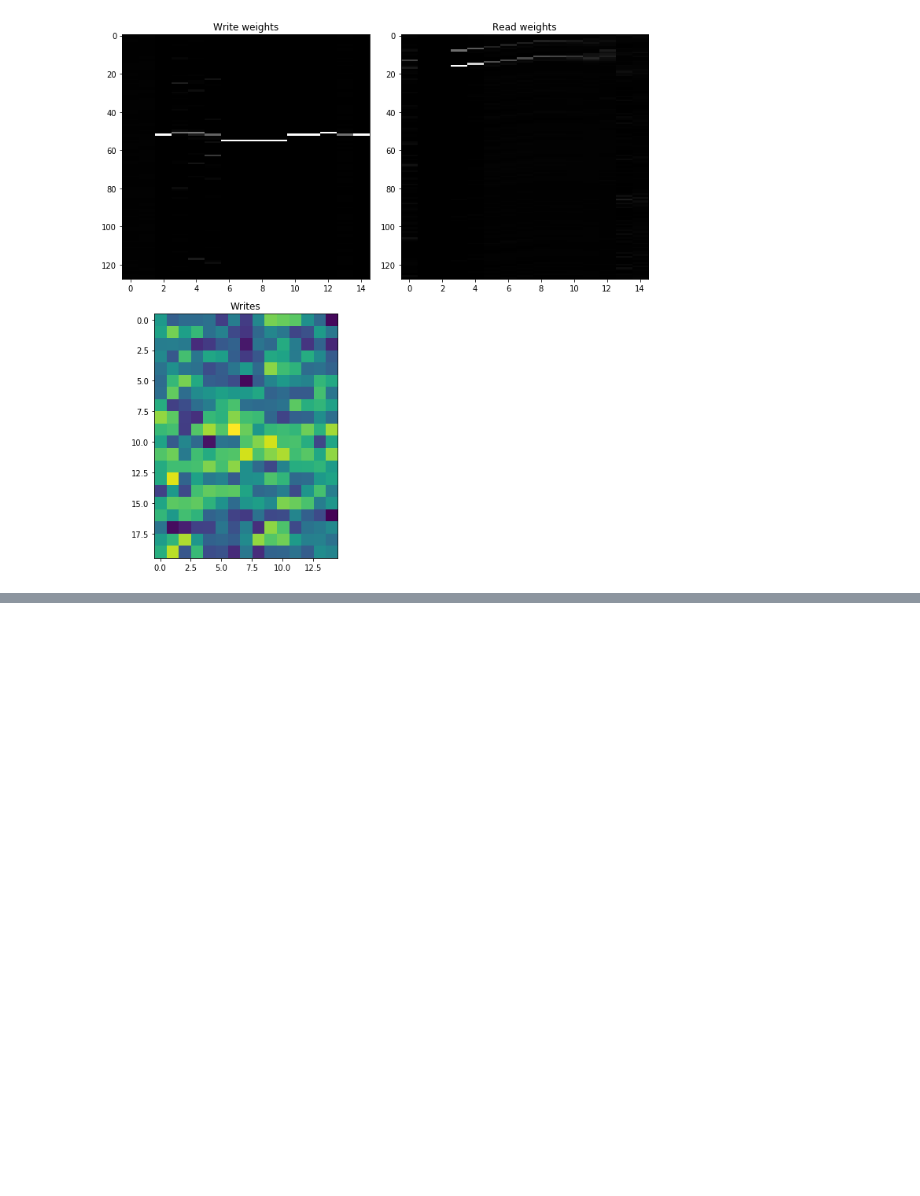
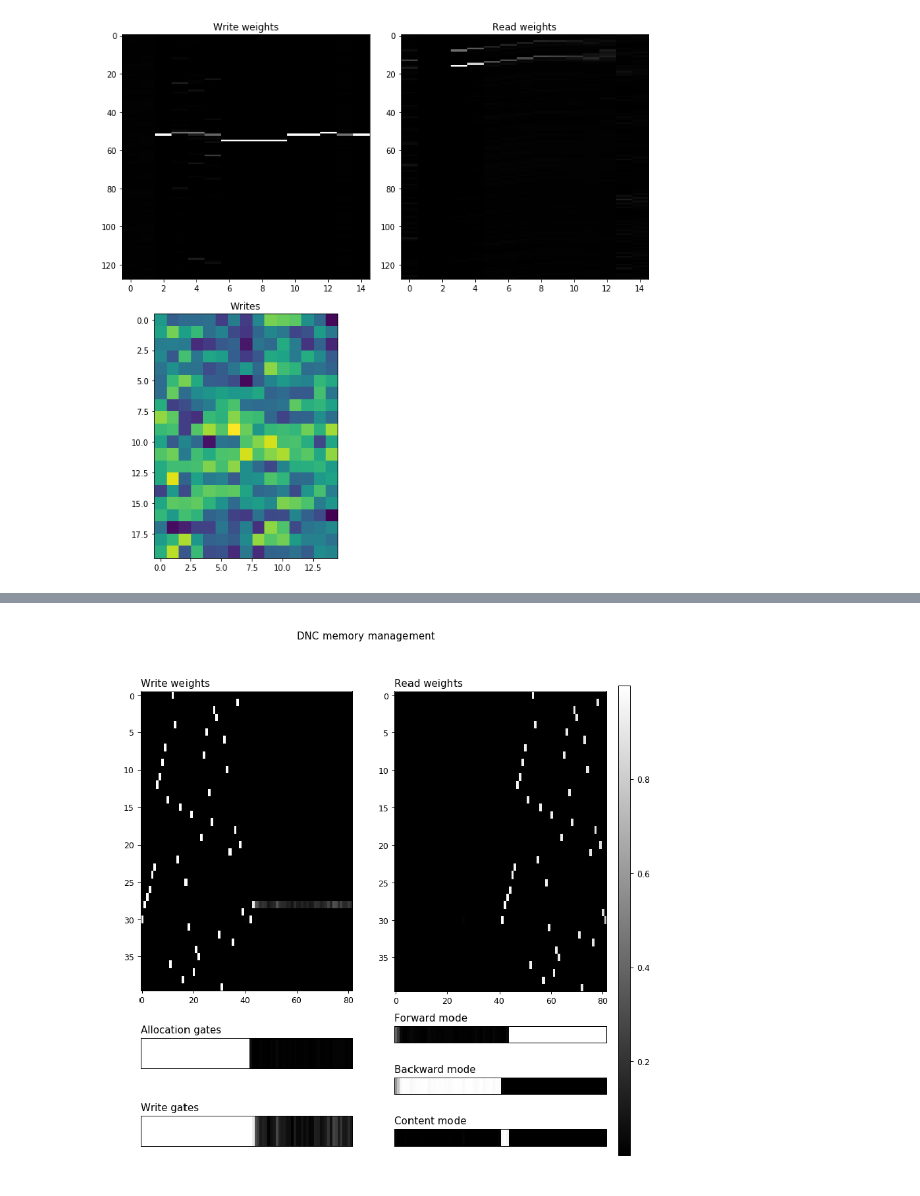
Before and after one commit to dasimagin/ksenia, a Jupyter notebook: Memory Visualization.ipynb, the cells around one changed output, grey strips where cells are left out. Cells and saved outputs as stored; diff of their text form; code cells hidden in the pictures; blank space fills up the shorter version.

```diff
--- a/Memory Visualization.ipynb
+++ b/Memory Visualization.ipynb
@@ -185,0 +245,10 @@ plt.show()
+# %%
+reload(utils)
+im = utils.dnc_img(info)
+# %%
+plt.figure(figsize=(15, 15))
+plt.imshow(np.moveaxis(im, 0, -1), cmap='gray')
+plt.axis('off')
+plt.show()
+# %% [output]
+[figure, added]
```
Also changed, not shown: parts of 5 cells of this notebook, 5 other files.
